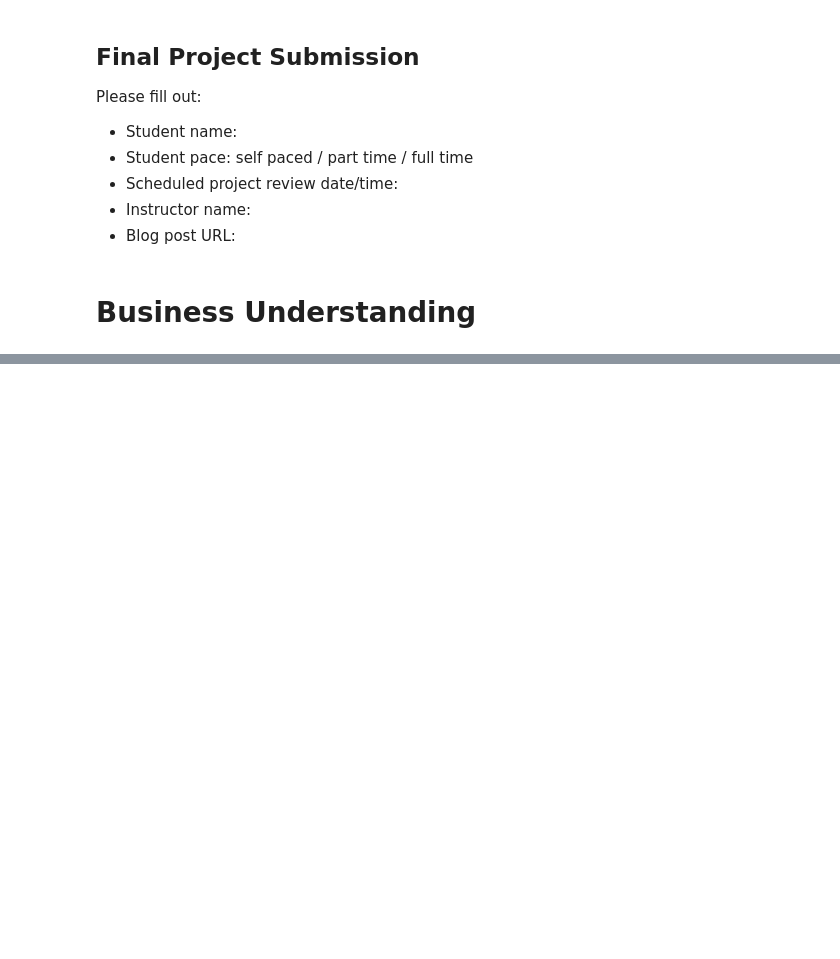
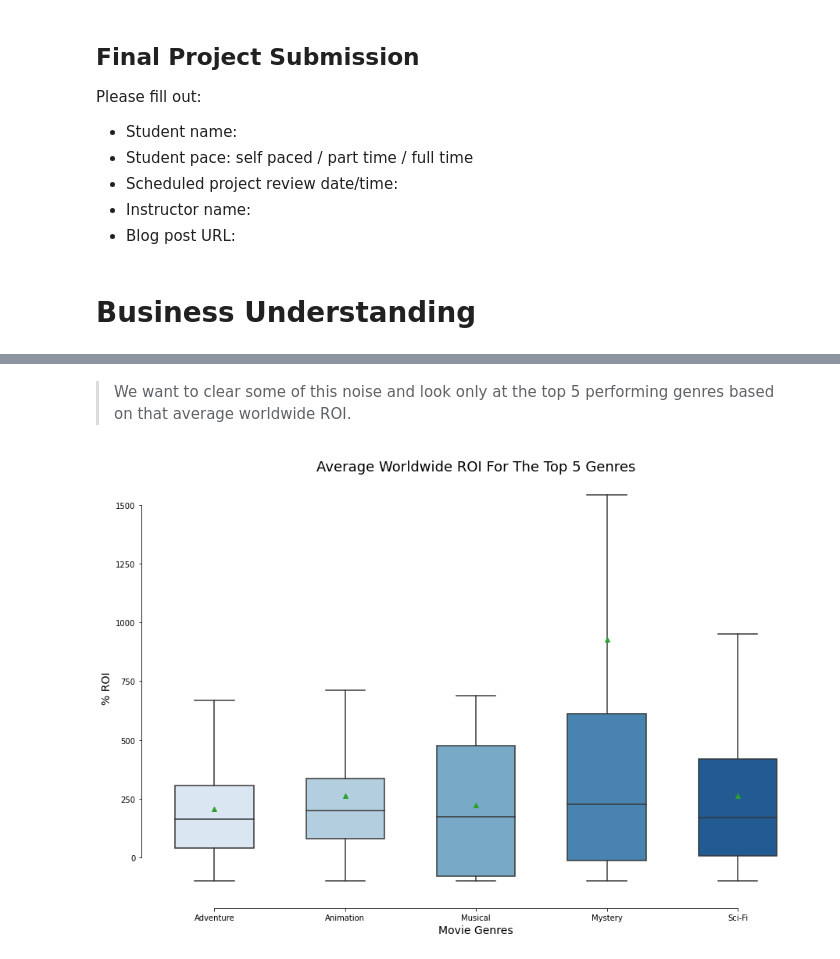
Before and after one commit to learn-co-curriculum/dsc-phase-1-project, a Jupyter notebook: project.ipynb, the cells around one changed output, grey strips where cells are left out. Cells and saved outputs as stored; diff of their text form; code cells hidden in the pictures; blank space fills up the shorter version.

```diff
--- a/project.ipynb
+++ b/project.ipynb
@@ -38,0 +154,38 @@ None
+# %% [markdown]
+>We want to clear some of this noise and look only at the top 5 performing genres based on that average  worldwide ROI.
+# %%
+#creating an individual dataframe for each genre in my filtered_df_median dataframe
+genres=df['genres'].unique().tolist()
+musical = df.loc[df.genres=='Musical']
+mystery = df.loc[df.genres=='Mystery']
+scifi = df.loc[df.genres=='Sci-Fi']
+adventure = df.loc[df.genres=='Adventure']
+animation = df.loc[df.genres=='Animation']
+# %%
+#create a new dataframe with the top five average roi worldwide
+top_5_ww = adventure.append(animation)
+top_5_ww = top_5_ww.append(musical)
+top_5_ww = top_5_ww.append(mystery)
+top_5_ww = top_5_ww.append(scifi)
+# %%
+#create a box plot with all 5 top genres comparing median and mean
+fig_dims = (15, 10)
+fig, ax = plt.subplots(figsize=fig_dims)
+sns.boxplot( x=top_5_ww["genres"],
+            y=top_5_ww["roi_worldwide"],
+            palette="Blues",
+            width=0.6,
+            showfliers = False,
+            showmeans=True);
+
+
+plt.ylabel("% ROI", size=14)
+plt.xlabel("Movie Genres", size=14)
+plt.title("Average Worldwide ROI For The Top 5 Genres", size=18)
+ax.yaxis.grid(False) # Hide the horizontal gridlines
+ax.xaxis.grid(False) # Hide the vertical gridlines
+
+sns.despine(offset=10, trim=True)
+plt.show()
+# %% [output]
+[figure, added]
```
Also changed, not shown: parts of 20 cells of this notebook.
